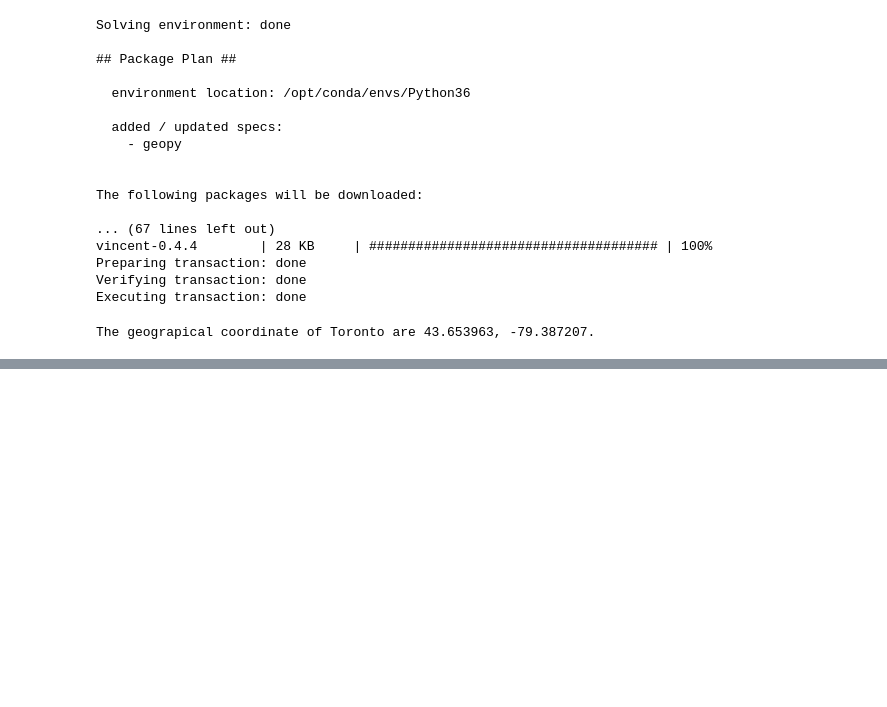
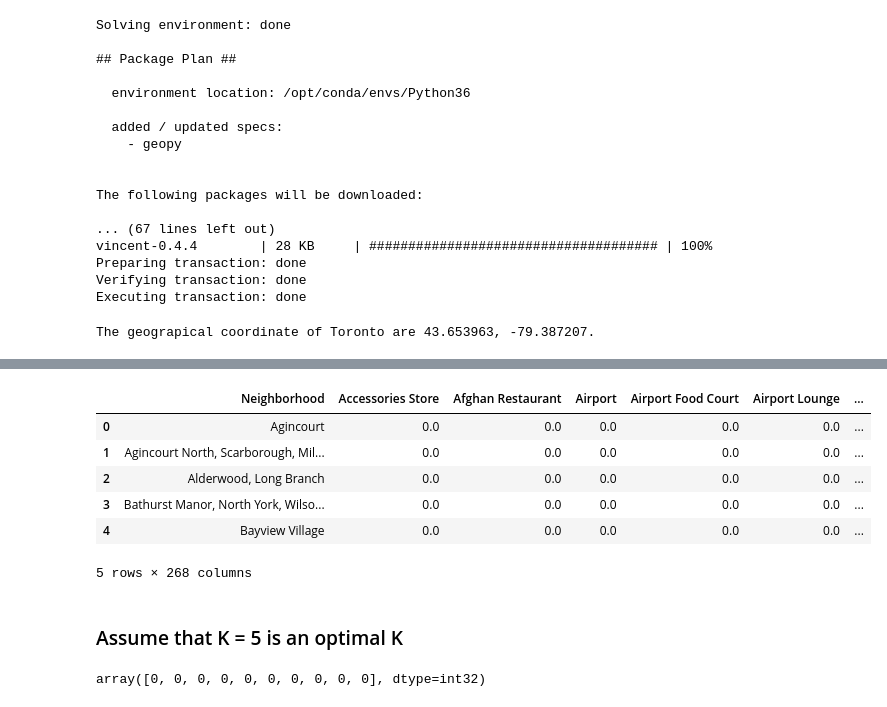
Before and after one commit to mvillagomezbenito/github-example, a Jupyter notebook: Capstone-W03.ipynb, the cells around one changed output, grey strips where cells are left out. Cells and saved outputs as stored; diff of their text form; code cells hidden in the pictures; blank space fills up the shorter version.

```diff
--- a/Capstone-W03.ipynb
+++ b/Capstone-W03.ipynb
@@ -257,0 +343,28 @@ map_toronto
+# %%
+#Group by Neighborhood
+Toronto_grouped = Toronto_onehot.groupby('Neighborhood').mean().reset_index()
+Toronto_grouped.head()
+# %% [output]
+|  | Neighborhood | Accessories Store | Afghan Restaurant | Airport | Airport Food Court | Airport Lounge | ... |
+| 0 | Agincourt | 0.0 | 0.0 | 0.0 | 0.0 | 0.0 | ... |
+| 1 | Agincourt North, Scarborough, Mil... | 0.0 | 0.0 | 0.0 | 0.0 | 0.0 | ... |
+| 2 | Alderwood, Long Branch | 0.0 | 0.0 | 0.0 | 0.0 | 0.0 | ... |
+| 3 | Bathurst Manor, North York, Wilso... | 0.0 | 0.0 | 0.0 | 0.0 | 0.0 | ... |
+| 4 | Bayview Village | 0.0 | 0.0 | 0.0 | 0.0 | 0.0 | ... |
+5 rows × 268 columns
+# %% [markdown]
+### Assume that K = 5 is an optimal K
+# %%
+from sklearn.cluster import KMeans
+from sklearn.metrics import pairwise_distances_argmin_min
+
+#Clustering by Kmean method
+kclusters = 5
+Toronto_grouped_clustering = Toronto_grouped.drop('Neighborhood', 1)
+
+kmeans = KMeans(n_clusters=kclusters, random_state=0).fit(Toronto_grouped_clustering)
+
+# check cluster labels generated for each row in the dataframe
+kmeans.labels_[0:10]
+# %% [output]
+array([0, 0, 0, 0, 0, 0, 0, 0, 0, 0], dtype=int32)
```
Also changed, not shown: parts of 12 cells of this notebook.
